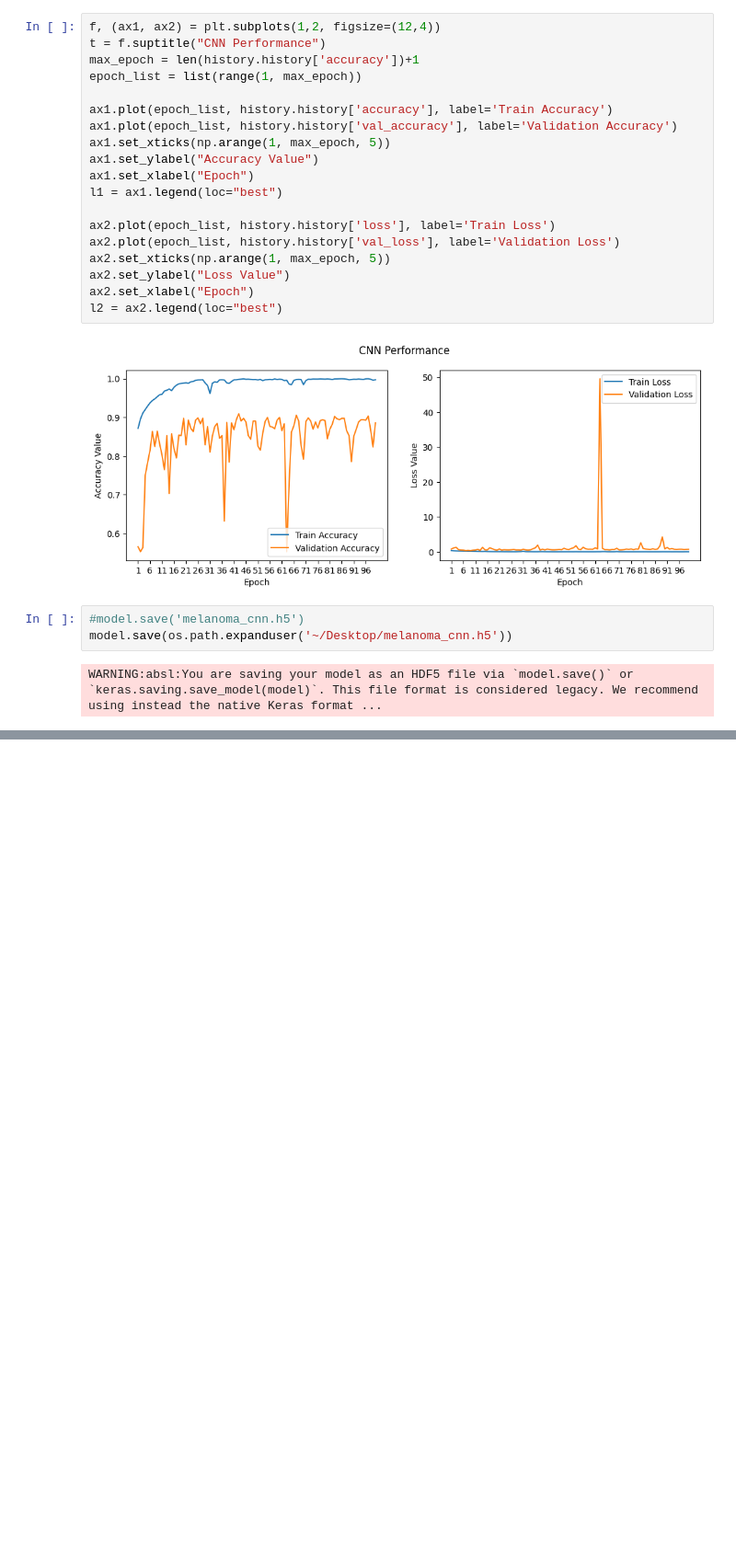
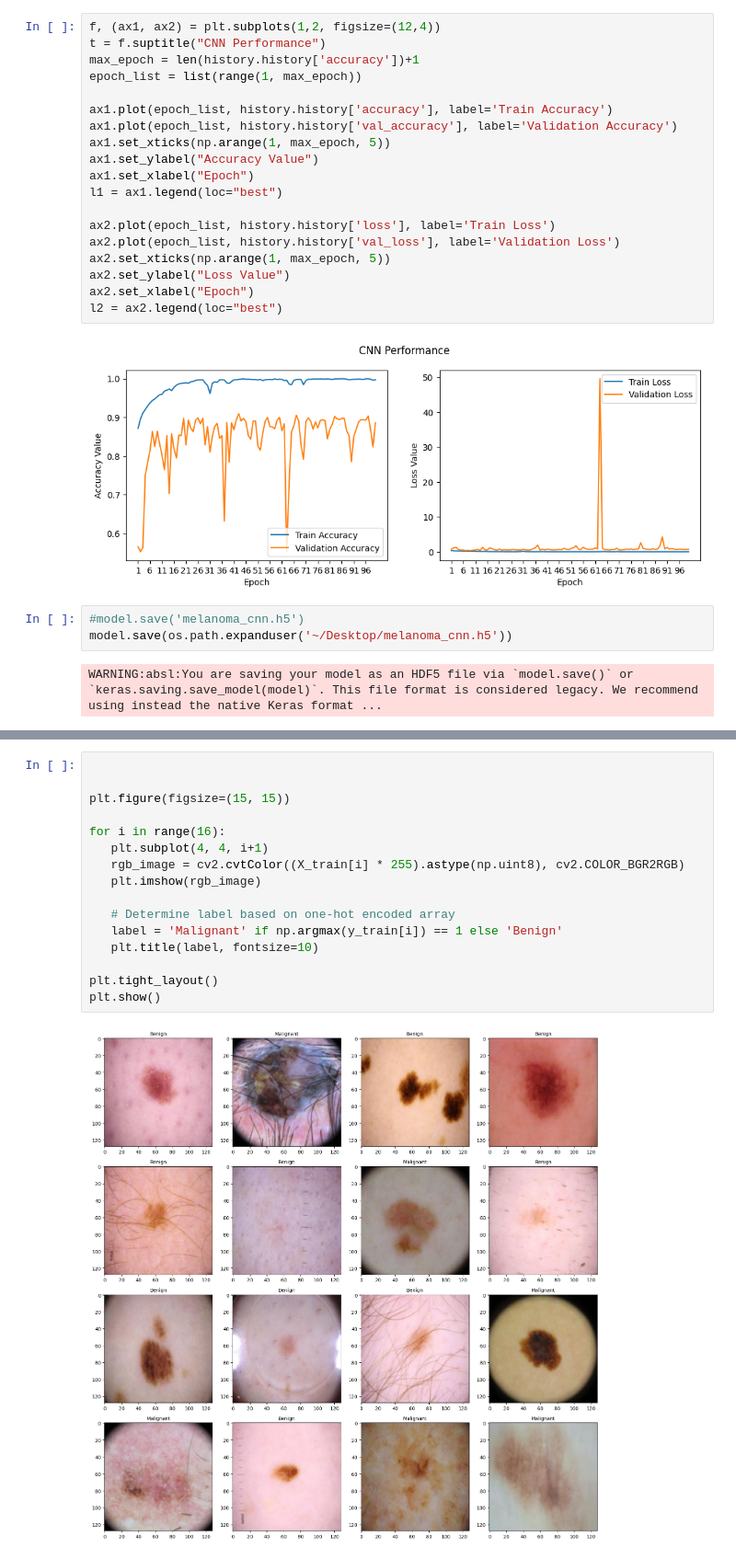
Before and after one commit to ich-bin-tyrone/melanoma-cnn-tfk, a Jupyter notebook: model.ipynb, the cells around one changed output, grey strips where cells are left out. Shown at 92% size. Saved outputs shown, nothing was run; the diff lists cells and outputs as text; blank space fills up the shorter version.

Commit message:
added viz of training dataset

```diff
--- a/model.ipynb
+++ b/model.ipynb
@@ -154,0 +165,18 @@ WARNING:absl:You are saving your model as an HDF5 file via `model.save()` or `ke
+# %%
+
+
+plt.figure(figsize=(15, 15))
+
+for i in range(16):
+   plt.subplot(4, 4, i+1)
+   rgb_image = cv2.cvtColor((X_train[i] * 255).astype(np.uint8), cv2.COLOR_BGR2RGB)
+   plt.imshow(rgb_image)
+
+   # Determine label based on one-hot encoded array
+   label = 'Malignant' if np.argmax(y_train[i]) == 1 else 'Benign'
+   plt.title(label, fontsize=10)
+
+plt.tight_layout()
+plt.show()
+# %% [output]
+[figure, added]
```
Also changed, not shown: parts of 1 cell of this notebook, 2 other files.
